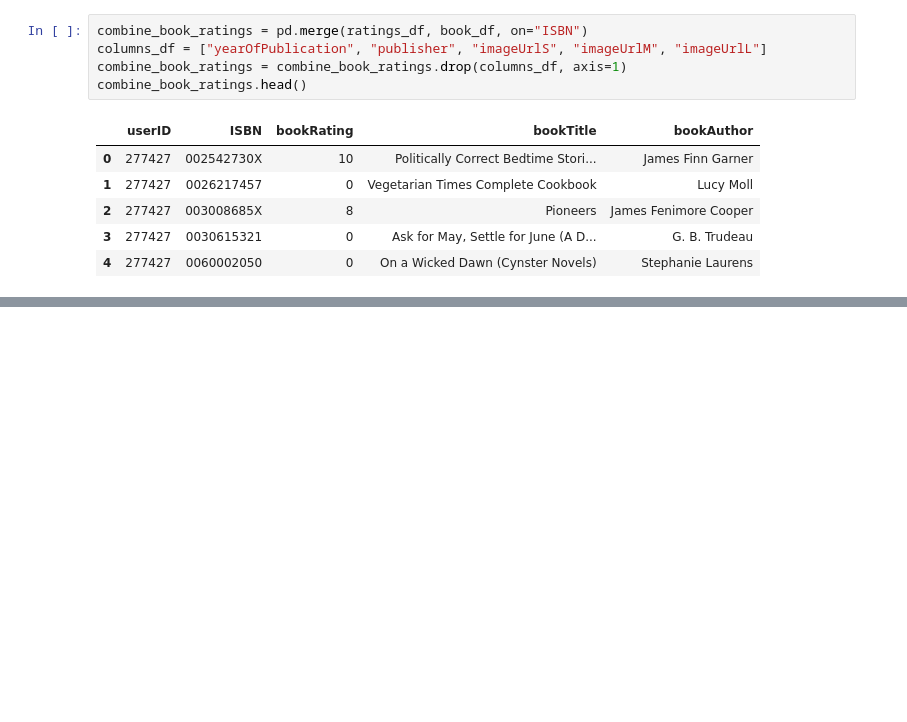
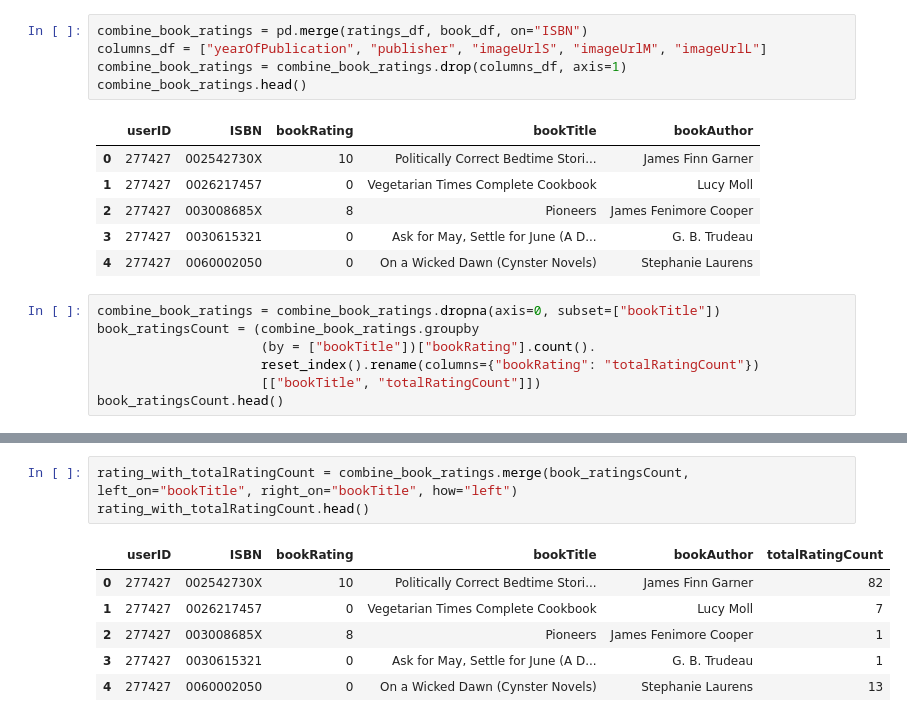
Before and after one commit to Thomasayanfeoluwa/Recommendation-Systems, a Jupyter notebook: book_kkn.ipynb, the cells around one changed output, grey strips where cells are left out. Cells and saved outputs as stored; diff of their text form; blank space fills up the shorter version.

```diff
--- a/book_kkn.ipynb
+++ b/book_kkn.ipynb
@@ -65,3 +65,10 @@ combine_book_ratings.head()
 | 2 | 277427 | 003008685X | 8 | Pioneers | James Fenimore Cooper |
 | 3 | 277427 | 0030615321 | 0 | Ask for May, Settle for June (A D... | G. B. Trudeau |
 | 4 | 277427 | 0060002050 | 0 | On a Wicked Dawn (Cynster Novels) | Stephanie Laurens |
+# %%
+combine_book_ratings = combine_book_ratings.dropna(axis=0, subset=["bookTitle"])
+book_ratingsCount = (combine_book_ratings.groupby
+                     (by = ["bookTitle"])["bookRating"].count().
+                     reset_index().rename(columns={"bookRating": "totalRatingCount"})
+                     [["bookTitle", "totalRatingCount"]])
+book_ratingsCount.head()
@@ -67,0 +82,10 @@ combine_book_ratings.head()
+# %%
+rating_with_totalRatingCount = combine_book_ratings.merge(book_ratingsCount, left_on="bookTitle", right_on="bookTitle", how="left")
+rating_with_totalRatingCount.head()
+# %% [output]
+|  | userID | ISBN | bookRating | bookTitle | bookAuthor | totalRatingCount |
+| 0 | 277427 | 002542730X | 10 | Politically Correct Bedtime Stori... | James Finn Garner | 82 |
+| 1 | 277427 | 0026217457 | 0 | Vegetarian Times Complete Cookbook | Lucy Moll | 7 |
+| 2 | 277427 | 003008685X | 8 | Pioneers | James Fenimore Cooper | 1 |
+| 3 | 277427 | 0030615321 | 0 | Ask for May, Settle for June (A D... | G. B. Trudeau | 1 |
+| 4 | 277427 | 0060002050 | 0 | On a Wicked Dawn (Cynster Novels) | Stephanie Laurens | 13 |
```
Also changed, not shown: parts of 5 cells of this notebook.
